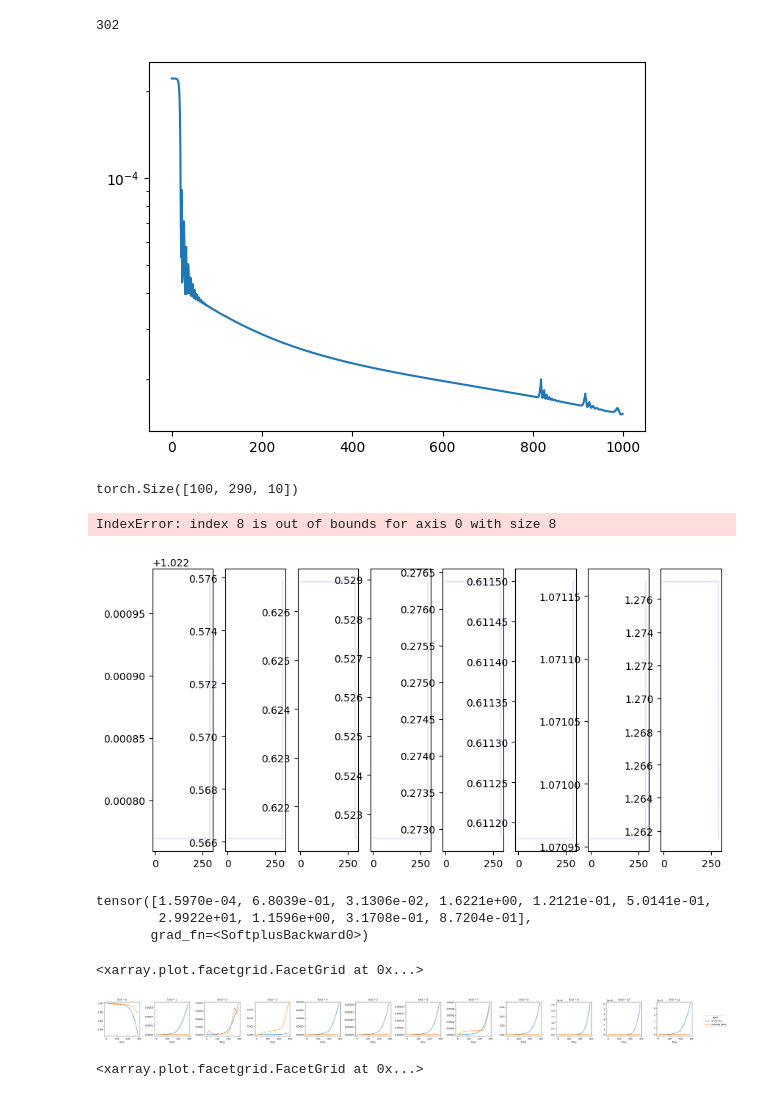
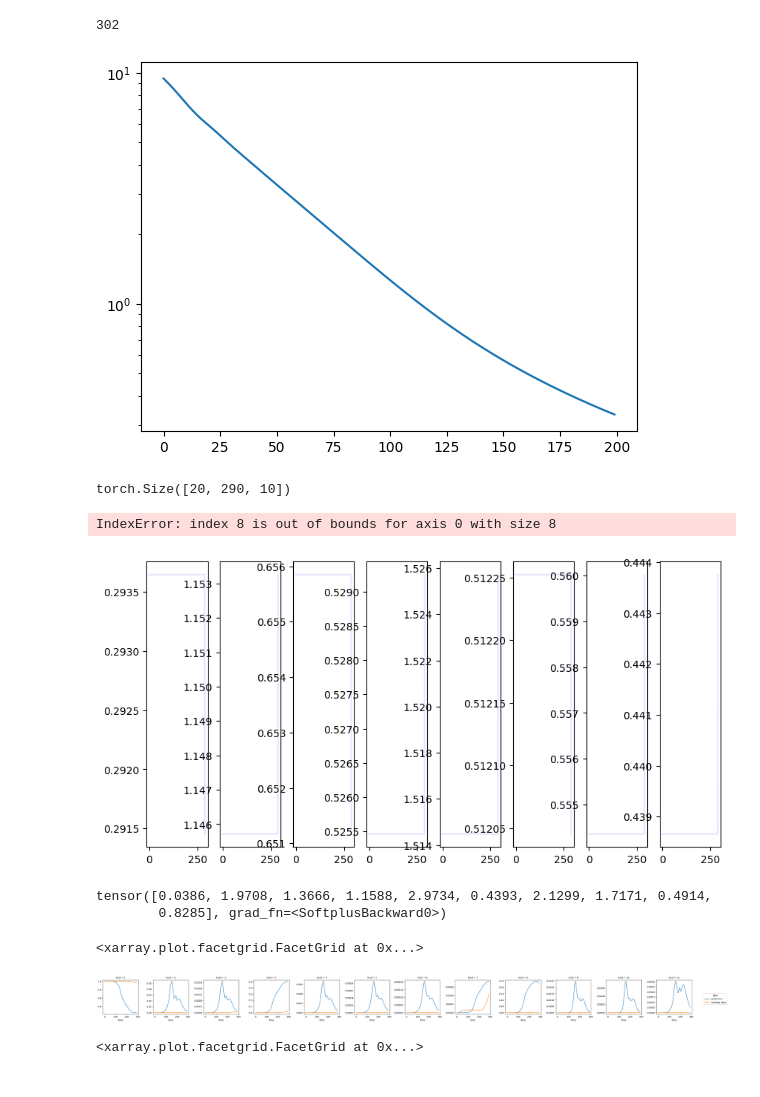
Before and after one commit to iebos/NeuralABM, a Jupyter notebook: models/Covid_mob/experiment_notebook_full_model.ipynb, the cells around one changed output. Cells and saved outputs as stored; diff of their text form; code cells hidden in the pictures.

```diff
--- a/models/Covid_mob/experiment_notebook_full_model.ipynb
+++ b/models/Covid_mob/experiment_notebook_full_model.ipynb
@@ -128,7 +137,7 @@ data
 300 rows × 12 columns
 # %%
 # Split into a training and test/prediction set
-training_data, test_data = torch.from_numpy(data.values).float()[0:290], torch.from_numpy(data.values).float()[290:300]
+training_data, test_data = torch.from_numpy(data.values).float()[0:290], torch.from_numpy(data.values).float()[290:]
 alpha = training_data.sum(dim=0)**(-1)
 alpha
 # %% [output]
@@ -150,7 +159,7 @@ NN = NeuralNet(
     nodes_per_layer=dict(default=20),
     activation_funcs=dict(default='sigmoid', layer_specific={0: 'softplus', -1: 'softplus'}),
     biases=dict(default=[-1, 1]),
-    learning_rate=0.002
+    learning_rate=0.001
 )
 # Reset the optimizer
 
@@ -163,7 +172,7 @@ len(weathermob_data)
 302
 # %%
 # Train
-n_epochs = 1000
+n_epochs = 200
 batch_size = 290
 write_every = 10
 parameters = dict(dt=0.1)
@@ -186,7 +195,7 @@ for e in (pbar := tqdm.tqdm(range(n_epochs))):
         #if t < 30:
         #beta = torch.clamp((predicted_parameters[0]*weathermob_data[t, 0]**predicted_parameters[3] - (predicted_parameters[1]*weathermob_data[t, 0]**predicted_parameters[3])*(weathermob_data[t, 1]+1)), min=0.001)
         current_index = int(min(t, len(weathermob_data) - 1))
-        k_E_t = predicted_parameters[1] * (weathermob_data[current_index, 0]**0.5)
+        k_E_t = predicted_parameters[1] * weathermob_data[current_index, 0]
         k_W_t = predicted_parameters[2] * weathermob_data[current_index, 1]
         #beta = (predicted_parameters[0]*(weathermob_data[current_index, 0]**(1/2)) - (predicted_parameters[1]*(weathermob_data[current_index, 0]**(0.5))*(weathermob_data[current_index, 1]*(2))))
             #print(beta[0])
@@ -225,12 +234,12 @@ fig, ax = plt.subplots()
 ax.plot(loss_ts)
 ax.set_yscale('log')
 # %% [output]
-[figure, old version]
+[figure, new version]
 # %%
 preds = torch.stack([torch.stack(x) for x in pred_param])
 preds.shape
 # %% [output]
-torch.Size([100, 290, 10])
+torch.Size([20, 290, 10])
 # %%
 fig, axs = plt.subplots(ncols=8, figsize=(10, 5))
 for p in preds:
@@ -238,13 +247,12 @@ for p in preds:
         axs[idx].plot(arr, alpha=0.1, color='blue')
 # %% [output]
 IndexError: index 8 is out of bounds for axis 0 with size 8
-[figure, old version]
+[figure, new version]
 # %%
 predicted_parameters
 # %% [output]
-tensor([1.5970e-04, 6.8039e-01, 3.1306e-02, 1.6221e+00, 1.2121e-01, 5.0141e-01,
-        2.9922e+01, 1.1596e+00, 3.1708e-01, 8.7204e-01],
-       grad_fn=<SoftplusBackward0>)
+tensor([0.0386, 1.9708, 1.3666, 1.1588, 2.9734, 0.4393, 2.1299, 1.7171, 0.4914,
+        0.8285], grad_fn=<SoftplusBackward0>)
 # %%
 predicted_data = [training_data[0]]
 for t in range(training_data.shape[0]):
@@ -255,35 +263,35 @@ for t in range(training_data.shape[0]):
     #         predicted_parameters[0]*weathermob_data[t, 0]**predicted_parameters[3] - (predicted_parameters[1]*weathermob_data[t, 0]**predicted_parameters[3])*(weathermob_data[t, 1]+1))
     #     ,0.6)
     #current_index = int(min(t+145, len(weathermob_data)+145 - 1))
     #beta = (predicted_parameters[0]*(weathermob_data[current_index, 0]**(0.5)) - (predicted_parameters[1]*(weathermob_data[current_index, 0]**(0.5))*weathermob_data[current_index, 1]*(2)))
     # else:
     #     beta = torch.clamp((
     #             predicted_parameters[4]*weathermob_data[t, 0]**predicted_parameters[6] - (predicted_parameters[5]*weathermob_data[t, 0]**predicted_parameters[6])*weathermob_data[t, 1]),
     #         0.001)
     current_index = int(min(t, len(weathermob_data) - 1))
-    k_E_t = predicted_parameters[1] * weathermob_data[current_index, 0]**0.5
+    k_E_t = predicted_parameters[1] * weathermob_data[current_index, 0]
     k_W_t = predicted_parameters[2] * weathermob_data[current_index, 1]
     #beta = (predicted_parameters[0]*(weathermob_data[current_index, 0]**(1/2)) - (predicted_parameters[1]*(weathermob_data[current_index, 0]**(0.5))*(weathermob_data[current_index, 1]*(2))))
         #print(beta[0])
     predicted_data.append(SIR_model(predicted_data[-1],
                                     parameters={'k_S':predicted_parameters[0],
                                                 'k_E': k_E_t[0],
                                                 'k_W': k_W_t[0],
                                                     'k_I': predicted_parameters[3],
                                                     'k_R': predicted_parameters[4],
                                                     'k_D': predicted_parameters[5],
                                                     'k_CT': predicted_parameters[6],
                                                     'k_SY':predicted_parameters[7],
                                                     'k_H':predicted_parameters[8],
                                                     'k_C':predicted_parameters[9], 'dt': torch.tensor(0.1)}))
 xr.concat([
     xr.DataArray(predicted_data[1:], dims=["time", "kind"]).expand_dims({'type': ['prediction']}),
     xr.DataArray(training_data, dims=["time", "kind"]).expand_dims({'type': ['training data']})], dim='type').plot(col="kind", hue='type', sharey=False)
 
 #xr.DataArray(predicted_data[1:], dims=["time", "kind"]).expand_dims({'type': ['prediction']}).plot(col="kind", hue='type', sharey=False)
 # %% [output]
 <xarray.plot.facetgrid.FacetGrid at 0x...>
-[figure, old version]
+[figure, new version]
 # %%
 predicted_data = [training_data[0]]
 for t in range(training_data.shape[0]):
```
Also changed, not shown: parts of 3 cells of this notebook, 5 other files.
